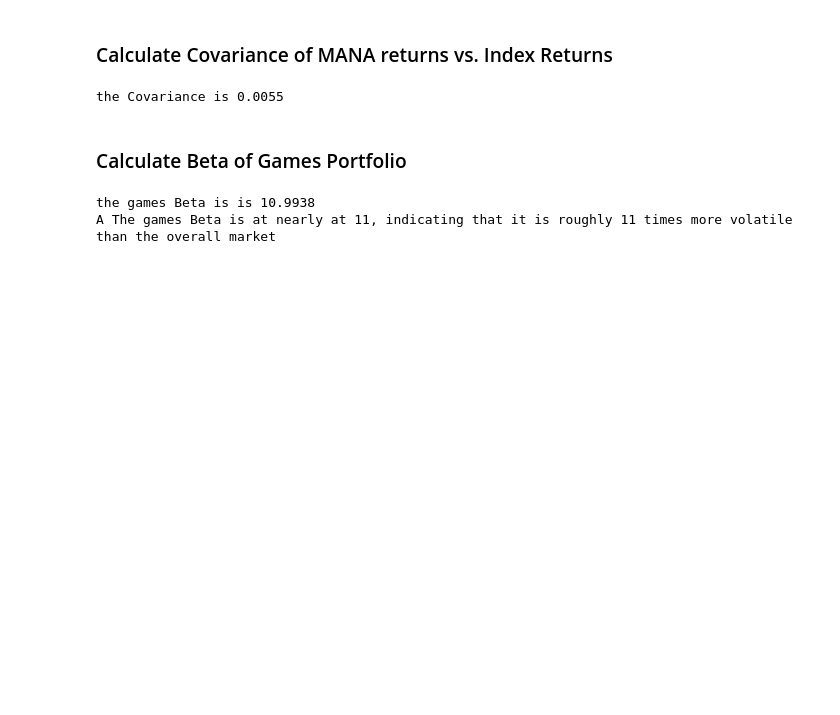
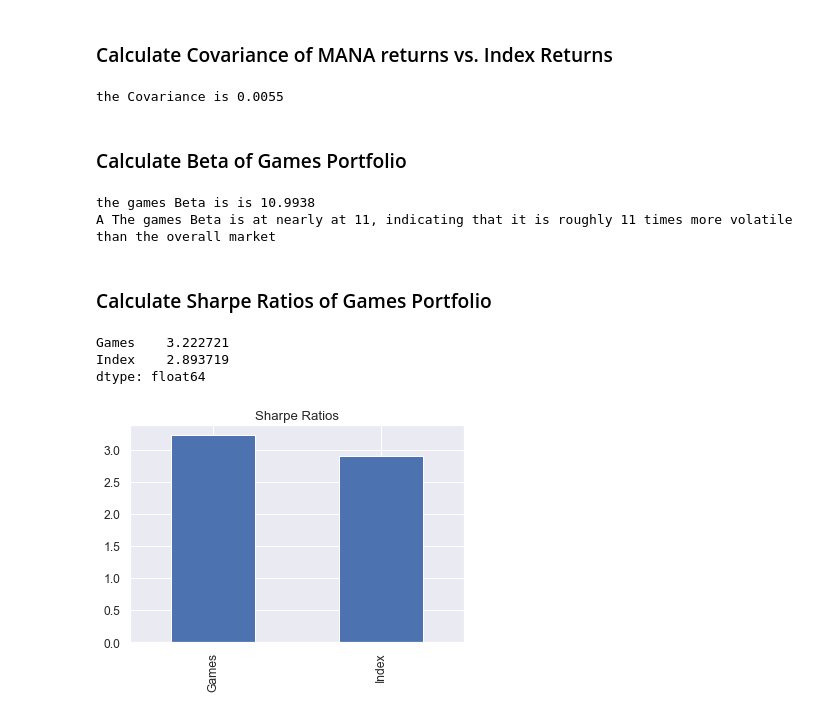
Before and after one commit to Hash3rown/nfty_tree.io, a Jupyter notebook: sandbox/kelso_gaming_NFT_portfolio_analysis.ipynb, the cells around one changed output. Cells and saved outputs as stored; diff of their text form; code cells hidden in the pictures; blank space fills up the shorter version.

```diff
--- a/sandbox/kelso_gaming_NFT_portfolio_analysis.ipynb
+++ b/sandbox/kelso_gaming_NFT_portfolio_analysis.ipynb
@@ -469,3 +469,16 @@ print("A The games Beta is at nearly at 11, indicating that it is roughly 11 tim
 # %% [output]
 the games Beta is is 10.9938
 A The games Beta is at nearly at 11, indicating that it is roughly 11 times more volatile than the overall market
+# %% [markdown]
+### Calculate Sharpe Ratios of Games Portfolio
+# %%
+sharpe_ratios = (index_vs_games_returns.mean() * 252 ) / (index_vs_games_returns.std() * np.sqrt(252))
+sharpe_ratios
+# %% [output]
+Games    3.222721
+Index    2.893719
+dtype: float64
+# %%
+sharpe_ratios.plot(kind="bar", title="Sharpe Ratios");
+# %% [output]
+[figure, added]
```
